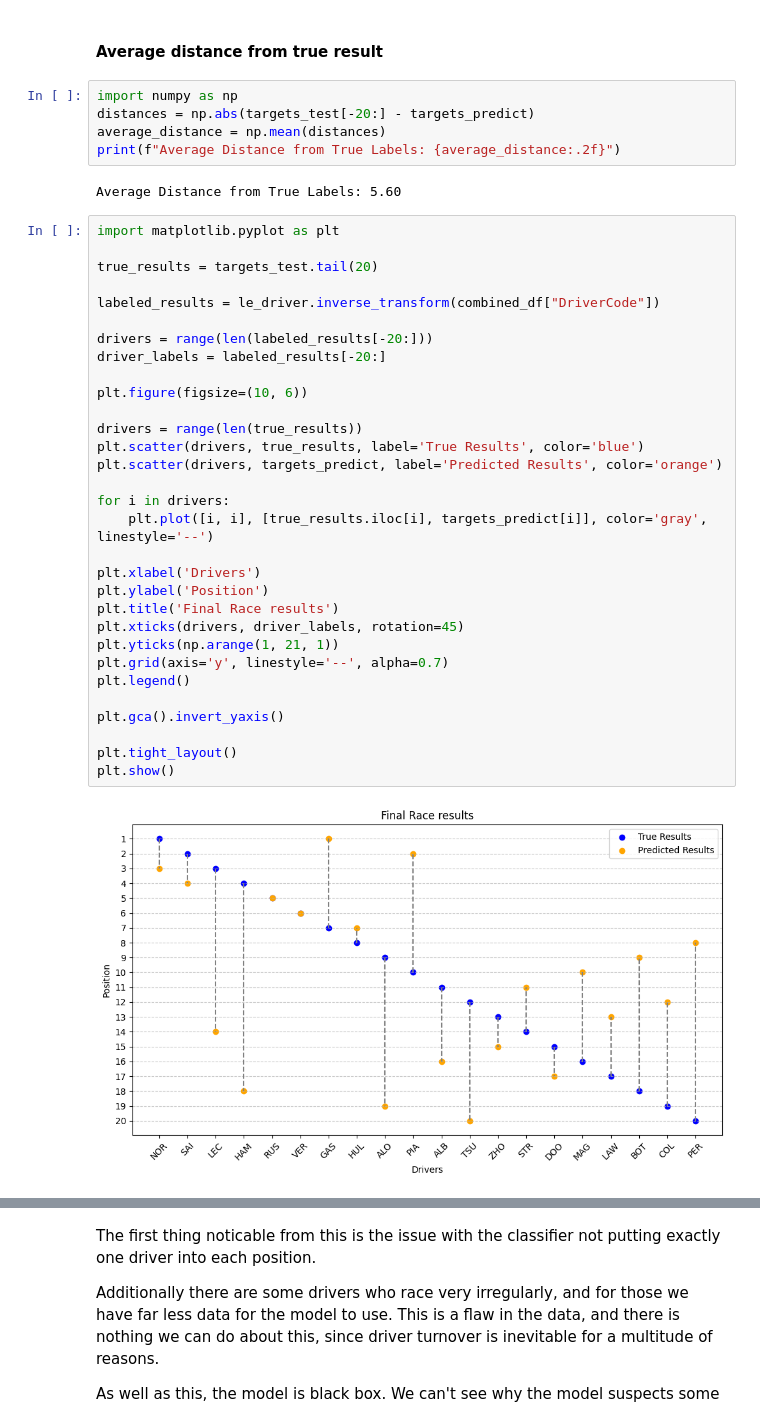
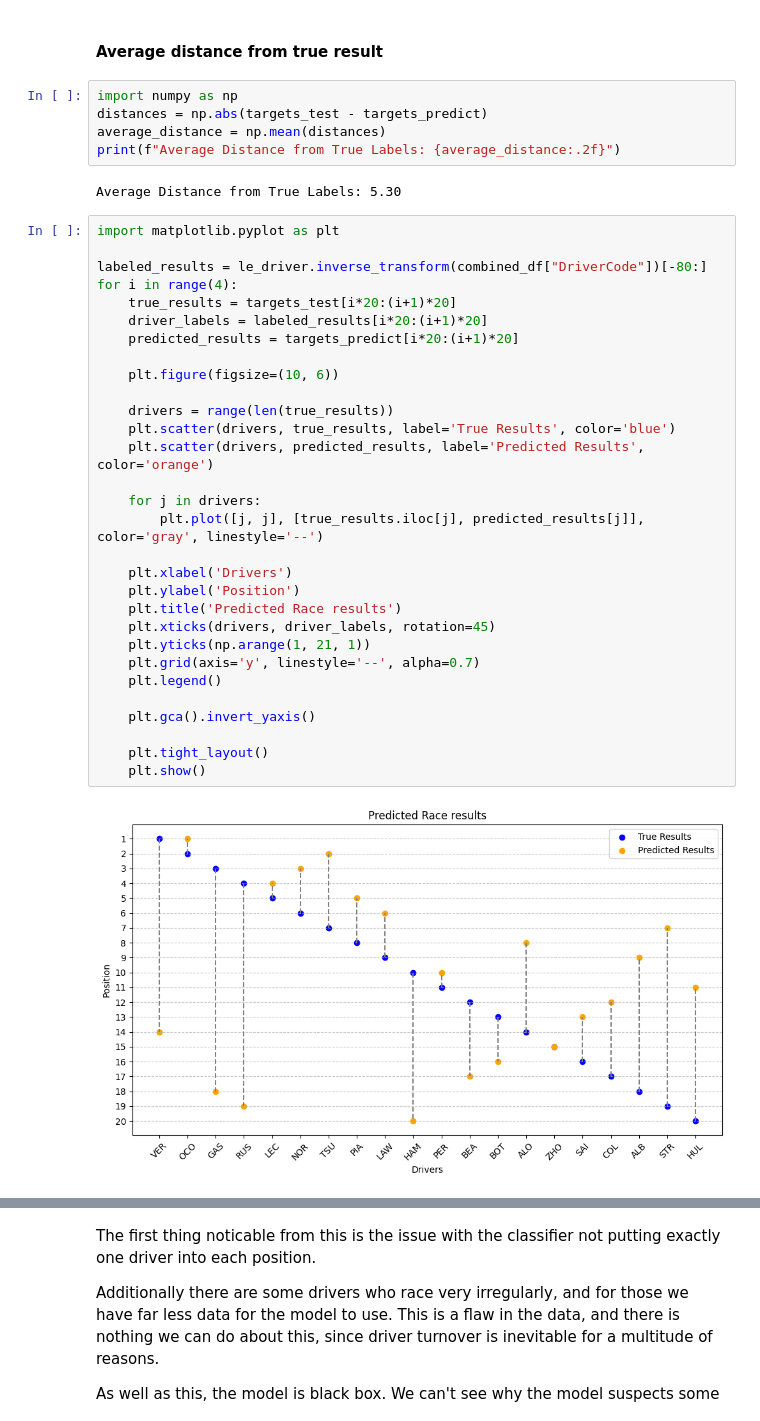
Before and after one commit to JordanEdward02/race_prediction, a Jupyter notebook: race_predictions_v2.ipynb, the cells around one changed output, grey strips where cells are left out. Drawn from its saved outputs; the diff is of its cells as text.

Commit message:
Fix v2 result anaylsis to include all races

```diff
--- a/race_predictions_v2.ipynb
+++ b/race_predictions_v2.ipynb
@@ -331,41 +344,40 @@ The model actually has a slighly lower average score than the v1 model. This is
 #### Average distance from true result ####
 # %%
 import numpy as np
-distances = np.abs(targets_test[-20:] - targets_predict)
+distances = np.abs(targets_test - targets_predict)
 average_distance = np.mean(distances)
 print(f"Average Distance from True Labels: {average_distance:.2f}")
 # %% [output]
-Average Distance from True Labels: 5.60
+Average Distance from True Labels: 5.30
 # %%
 import matplotlib.pyplot as plt
 
-true_results = targets_test.tail(20)
+labeled_results = le_driver.inverse_transform(combined_df["DriverCode"])[-80:]
+for i in range(4):
+    true_results = targets_test[i*20:(i+1)*20]
+    driver_labels = labeled_results[i*20:(i+1)*20]
+    predicted_results = targets_predict[i*20:(i+1)*20]
 
-labeled_results = le_driver.inverse_transform(combined_df["DriverCode"])
+    plt.figure(figsize=(10, 6))
 
-drivers = range(len(labeled_results[-20:]))
-driver_labels = labeled_results[-20:]
+    drivers = range(len(true_results))
+    plt.scatter(drivers, true_results, label='True Results', color='blue')
+    plt.scatter(drivers, predicted_results, label='Predicted Results', color='orange')
 
-plt.figure(figsize=(10, 6))
+    for j in drivers:
+        plt.plot([j, j], [true_results.iloc[j], predicted_results[j]], color='gray', linestyle='--')
 
-drivers = range(len(true_results))
-plt.scatter(drivers, true_results, label='True Results', color='blue')
-plt.scatter(drivers, targets_predict, label='Predicted Results', color='orange')
+    plt.xlabel('Drivers')
+    plt.ylabel('Position')
+    plt.title('Predicted Race results')
+    plt.xticks(drivers, driver_labels, rotation=45)
+    plt.yticks(np.arange(1, 21, 1))
+    plt.grid(axis='y', linestyle='--', alpha=0.7)
+    plt.legend()
 
-for i in drivers:
-    plt.plot([i, i], [true_results.iloc[i], targets_predict[i]], color='gray', linestyle='--')
+    plt.gca().invert_yaxis()
 
-plt.xlabel('Drivers')
-plt.ylabel('Position')
-plt.title('Final Race results')
-plt.xticks(drivers, driver_labels, rotation=45)
-plt.yticks(np.arange(1, 21, 1))
-plt.grid(axis='y', linestyle='--', alpha=0.7)
-plt.legend()
-
-plt.gca().invert_yaxis()
-
-plt.tight_layout()
-plt.show()
+    plt.tight_layout()
+    plt.show()
 # %% [output]
-[figure, old version]
+[figure, new version]
```
Also changed, not shown: parts of 3 cells of this notebook.
